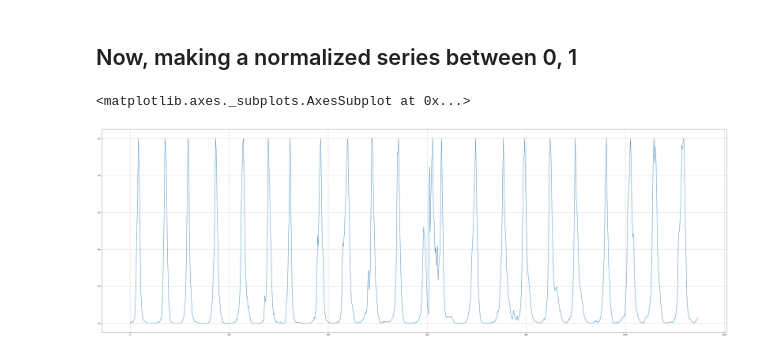
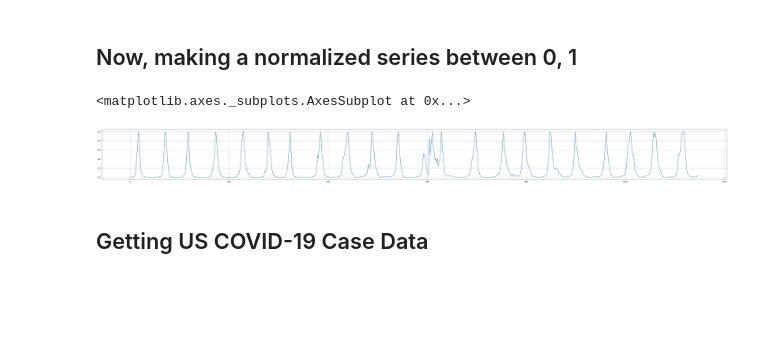
Before and after one commit to tamjazad/ml-covid19, a Jupyter notebook: flu-trained-models/usa_flu_model_single.ipynb, the cells around one changed output. Saved outputs shown, nothing was run; the diff lists cells and outputs as text; code cells hidden in the pictures; blank space fills up the shorter version.

```diff
--- a/flu-trained-models/usa_flu_model_single.ipynb
+++ b/flu-trained-models/usa_flu_model_single.ipynb
@@ -101,7 +101,9 @@ for year in norm_flu_series_dict:
     temp_series = norm_flu_series_dict[year]
     all_cases_norm_series = all_cases_norm_series.append(temp_series, ignore_index=True)
 # %%
-all_cases_norm_series.plot(grid=True, figsize=(60,20))
+all_cases_norm_series.plot(grid=True, figsize=(60,5))
 # %% [output]
 <matplotlib.axes._subplots.AxesSubplot at 0x...>
-[figure, old version]
+[figure, new version]
+# %% [markdown]
+## Getting US COVID-19 Case Data
```
Also changed, not shown: parts of 9 cells of this notebook.
